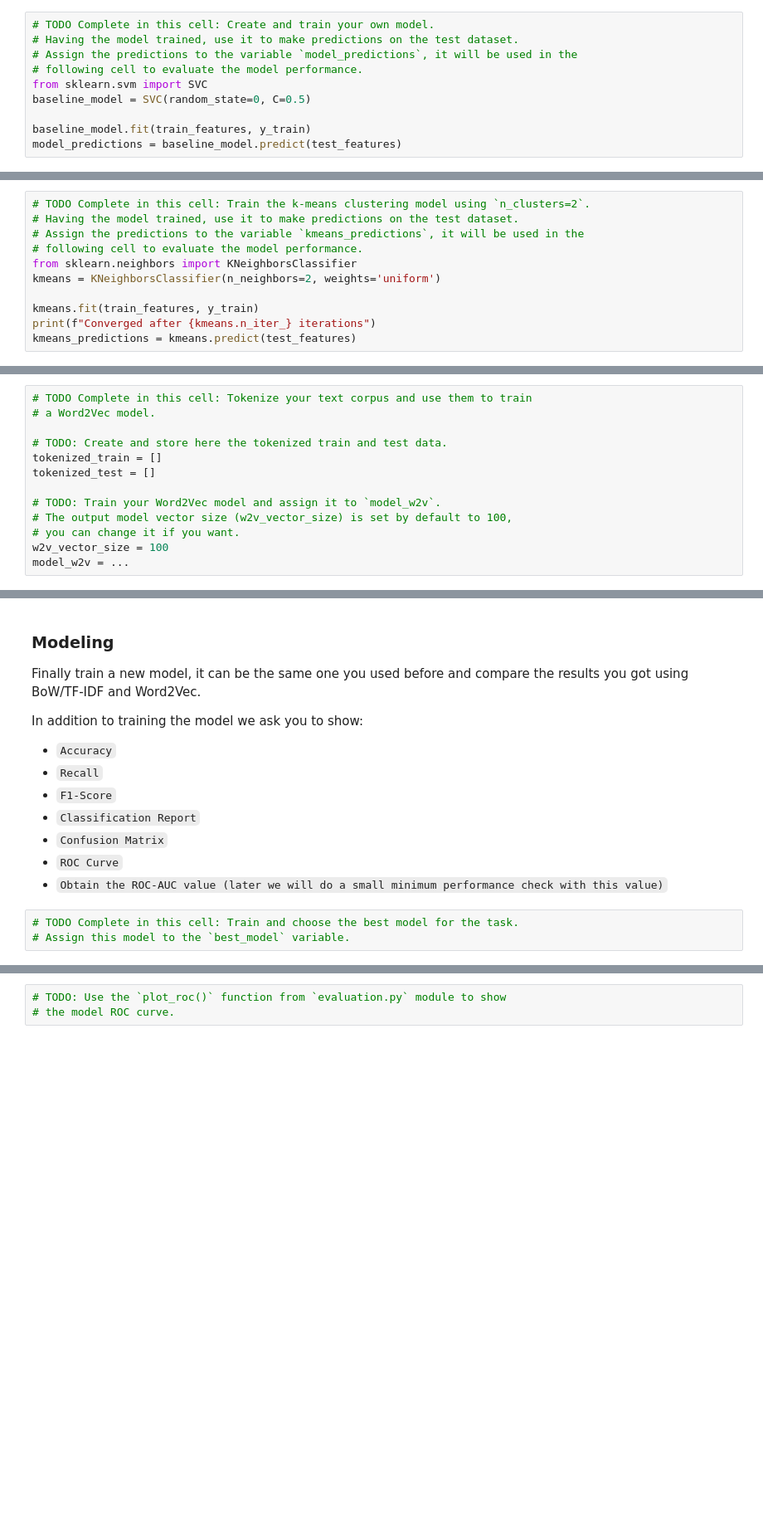
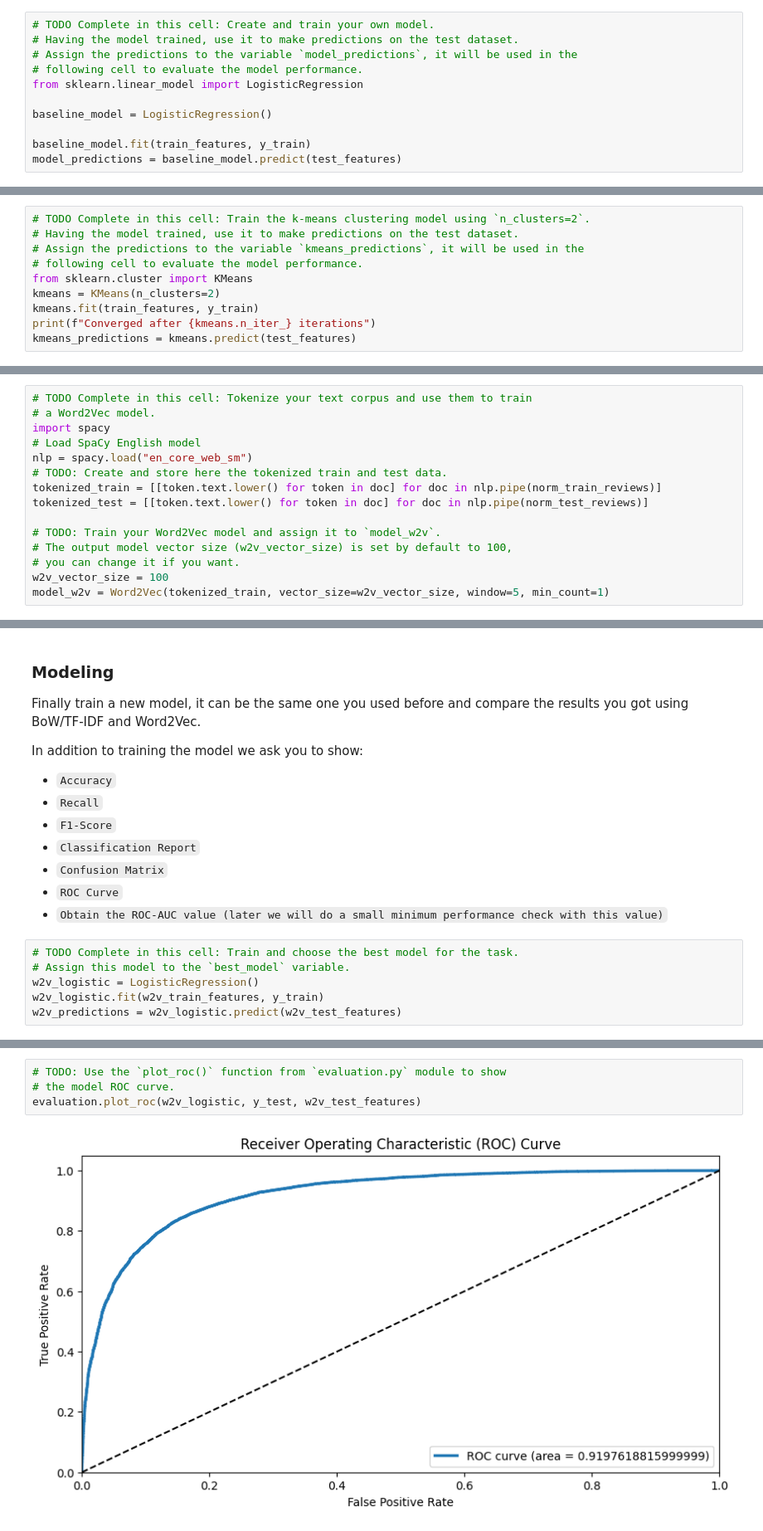
Before and after one commit to agustinediz/nlp_client, a Jupyter notebook: AnyoneAI - Sprint Project 05.ipynb, the cells around one changed output, grey strips where cells are left out. Shown at 83% size. Saved outputs shown, nothing was run; the diff lists cells and outputs as text; blank space fills up the shorter version.

```diff
--- a/AnyoneAI - Sprint Project 05.ipynb
+++ b/AnyoneAI - Sprint Project 05.ipynb
@@ -146,8 +180,9 @@ As we said at the beginning, what interests us most in this part is pre-processi
 # Having the model trained, use it to make predictions on the test dataset.
 # Assign the predictions to the variable `model_predictions`, it will be used in the
 # following cell to evaluate the model performance.
-from sklearn.svm import SVC
-baseline_model = SVC(random_state=0, C=0.5)
+from sklearn.linear_model import LogisticRegression
+
+baseline_model = LogisticRegression()
 
 baseline_model.fit(train_features, y_train)
 model_predictions = baseline_model.predict(test_features)
@@ -170,9 +224,8 @@ Let use tfidf features computed in last section as vector inputs for kmeans.
 # Having the model trained, use it to make predictions on the test dataset.
 # Assign the predictions to the variable `kmeans_predictions`, it will be used in the
 # following cell to evaluate the model performance.
-from sklearn.neighbors import KNeighborsClassifier
-kmeans = KNeighborsClassifier(n_neighbors=2, weights='uniform')
-
+from sklearn.cluster import KMeans
+kmeans = KMeans(n_clusters=2)
 kmeans.fit(train_features, y_train)
 print(f"Converged after {kmeans.n_iter_} iterations")
 kmeans_predictions = kmeans.predict(test_features)
@@ -196,16 +267,18 @@ As a previous step to training your word embedding you must tokenize the corpus,
 # %%
 # TODO Complete in this cell: Tokenize your text corpus and use them to train
 # a Word2Vec model.
-
+import spacy
+# Load SpaCy English model
+nlp = spacy.load("en_core_web_sm")
 # TODO: Create and store here the tokenized train and test data.
-tokenized_train = []
-tokenized_test = []
+tokenized_train = [[token.text.lower() for token in doc] for doc in nlp.pipe(norm_train_reviews)]
+tokenized_test = [[token.text.lower() for token in doc] for doc in nlp.pipe(norm_test_reviews)]
 
 # TODO: Train your Word2Vec model and assign it to `model_w2v`.
 # The output model vector size (w2v_vector_size) is set by default to 100,
 # you can change it if you want.
 w2v_vector_size = 100
-model_w2v = ...
+model_w2v = Word2Vec(tokenized_train, vector_size=w2v_vector_size, window=5, min_count=1)
 # %% [markdown]
 ### Generate averaged word vector features
 
@@ -248,3 +321,6 @@ In addition to training the model we ask you to show:
 # %%
 # TODO Complete in this cell: Train and choose the best model for the task.
 # Assign this model to the `best_model` variable.
+w2v_logistic = LogisticRegression()
+w2v_logistic.fit(w2v_train_features, y_train)
+w2v_predictions = w2v_logistic.predict(w2v_test_features)
@@ -254,3 +359,6 @@ In addition to training the model we ask you to show:
 # %%
 # TODO: Use the `plot_roc()` function from `evaluation.py` module to show
 # the model ROC curve.
+evaluation.plot_roc(w2v_logistic, y_test, w2v_test_features)
+# %% [output]
+[figure, added]
```
Also changed, not shown: parts of 18 cells of this notebook, 2 other files.
